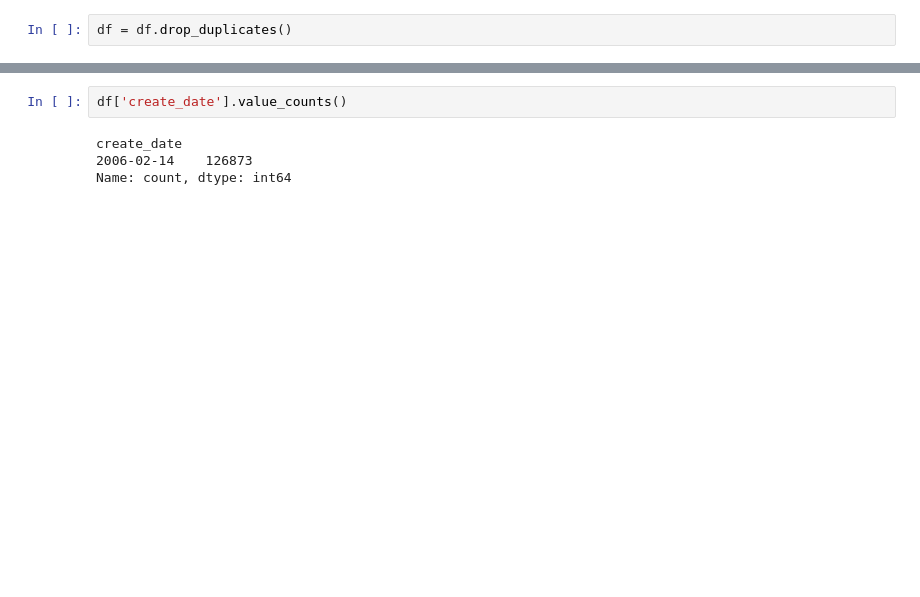
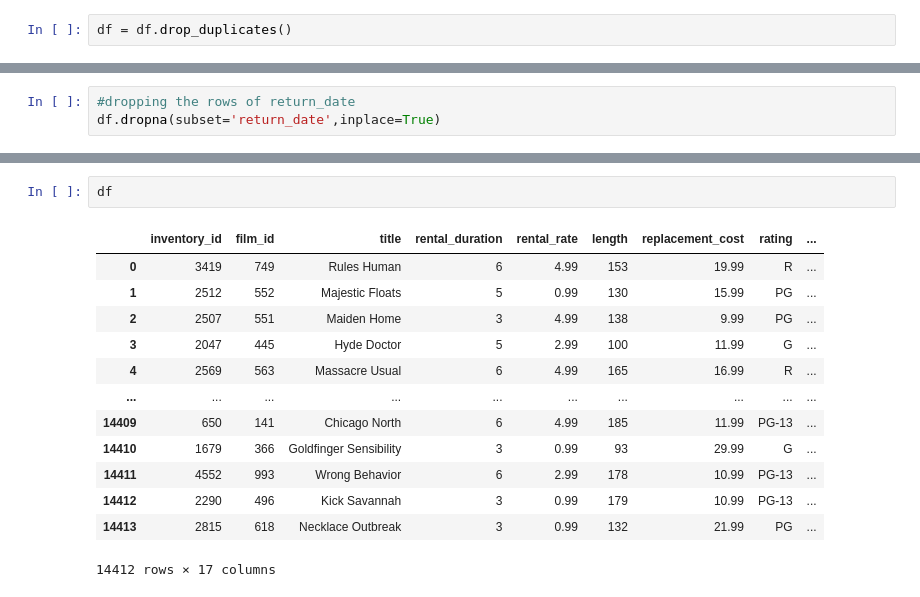
Before and after one commit to saromaddy/dvdrentaldeeplearning, a Jupyter notebook: dl.ipynb, the cells around one changed output, grey strips where cells are left out. Saved outputs shown, nothing was run; the diff lists cells and outputs as text; blank space fills up the shorter version.

```diff
--- a/dl.ipynb
+++ b/dl.ipynb
@@ -56,0 +79,3 @@ dtype: int64
+# %%
+#dropping the rows of return_date
+df.dropna(subset='return_date',inplace=True)
@@ -57,6 +103,16 @@ dtype: int64
 # %%
-df['create_date'].value_counts()
+df
 # %% [output]
+|  | inventory_id | film_id | title | rental_duration | rental_rate | length | replacement_cost | rating | ... |
+| 0 | 3419 | 749 | Rules Human | 6 | 4.99 | 153 | 19.99 | R | ... |
+| 1 | 2512 | 552 | Majestic Floats | 5 | 0.99 | 130 | 15.99 | PG | ... |
+| 2 | 2507 | 551 | Maiden Home | 3 | 4.99 | 138 | 9.99 | PG | ... |
+| 3 | 2047 | 445 | Hyde Doctor | 5 | 2.99 | 100 | 11.99 | G | ... |
+| 4 | 2569 | 563 | Massacre Usual | 6 | 4.99 | 165 | 16.99 | R | ... |
+| ... | ... | ... | ... | ... | ... | ... | ... | ... | ... |
+| 14409 | 650 | 141 | Chicago North | 6 | 4.99 | 185 | 11.99 | PG-13 | ... |
+| 14410 | 1679 | 366 | Goldfinger Sensibility | 3 | 0.99 | 93 | 29.99 | G | ... |
+| 14411 | 4552 | 993 | Wrong Behavior | 6 | 2.99 | 178 | 10.99 | PG-13 | ... |
+| 14412 | 2290 | 496 | Kick Savannah | 3 | 0.99 | 179 | 10.99 | PG-13 | ... |
+| 14413 | 2815 | 618 | Necklace Outbreak | 3 | 0.99 | 132 | 21.99 | PG | ... |
-create_date
-2006-02-14    126873
-Name: count, dtype: int64
+14412 rows × 17 columns
```
Also changed, not shown: parts of 15 cells of this notebook.
